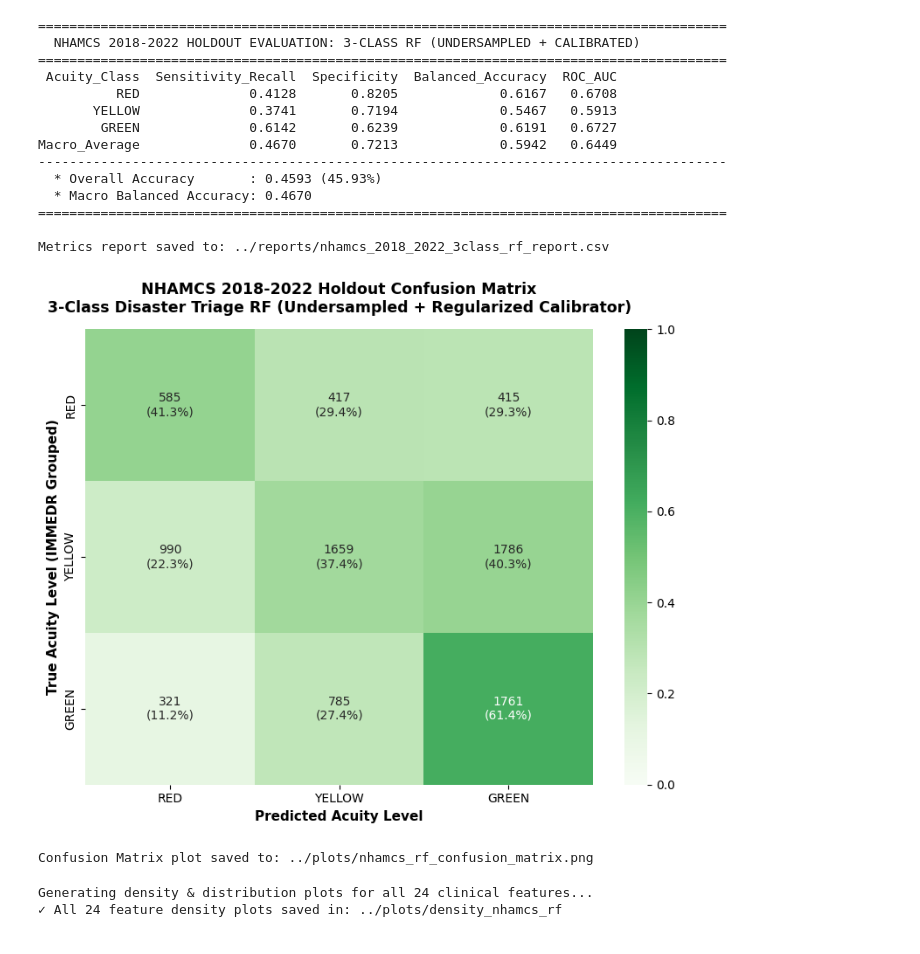
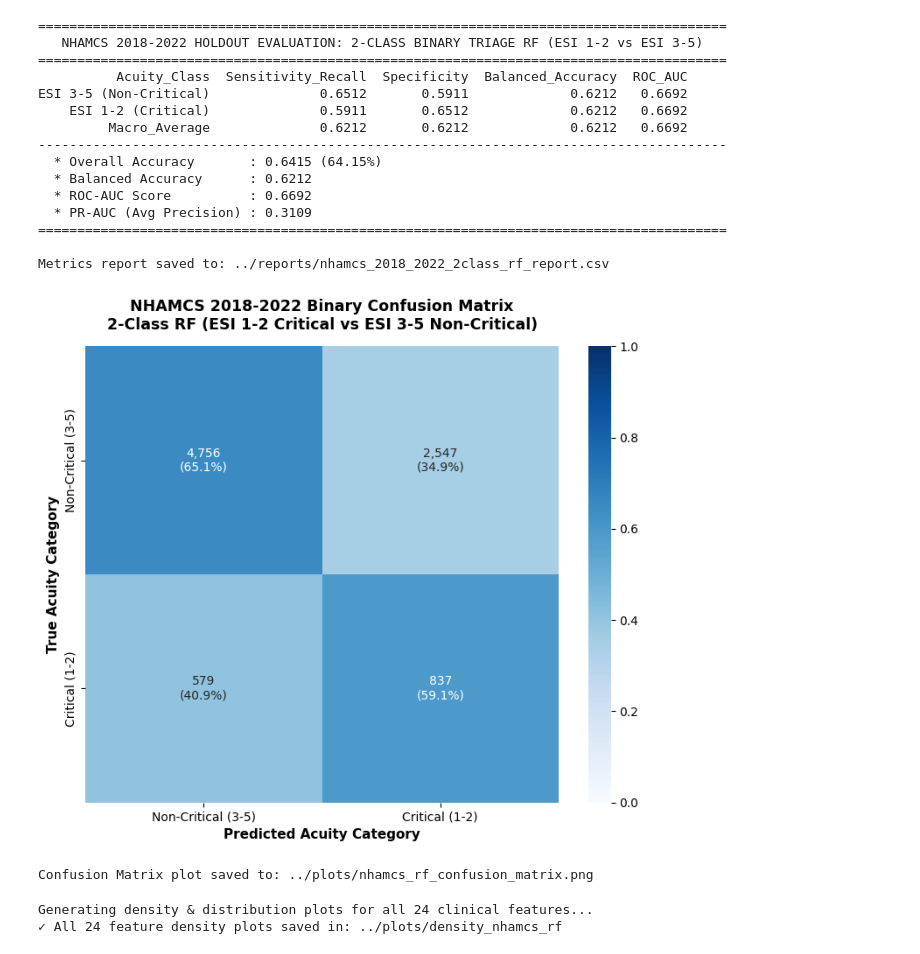
Before and after one commit to apt2736/PKM_RF, a Jupyter notebook: models/train_disaster_nhamcs_rf.ipynb, the cells around one changed output. Cells and saved outputs as stored; diff of their text form; code cells hidden in the pictures.

Commit message:
limiting to binary output

```diff
--- a/models/train_disaster_nhamcs_rf.ipynb
+++ b/models/train_disaster_nhamcs_rf.ipynb
@@ -299,17 +274,17 @@ Dual-Panel Regression Scatterplots saved to: ../plots/validation_scatter_nhamcs_
 # %%
 # ---------------------------------------------------------------------------
-# Step 3: Holdout Test Set Evaluation & Detailed Per-Class Breakdown
+# Step 3: Holdout Test Set Evaluation (Sensitivity, Specificity, Balanced Acc, ROC-AUC)
 # ---------------------------------------------------------------------------
-test_probs_raw   = rf_model.predict_proba(X_test)
-test_probs_calib = calibrator.predict_proba(test_probs_raw)
+test_probs_raw   = rf_model.predict_proba(X_test)[:, 1:2]
+test_probs_calib = calibrator.predict_proba(test_probs_raw)[:, 1]
 test_preds_calib = calibrator.predict(test_probs_raw)
 
-classes = [0, 1, 2]
+classes = [0, 1]
 
-def calculate_3class_metrics(y_true, y_pred, probs, pipeline_name='NHAMCS_3Class_RF_Undersampled_Calibrated'):
+def calculate_binary_metrics(y_true, y_pred, probs):
     rows = []
     recalls, specs, bal_accs, aucs = [], [], [], []
-    for idx, cls in enumerate(classes):
+    for cls in classes:
         y_bin_true = (y_true == cls).astype(int)
         y_bin_pred = (y_pred == cls).astype(int)
         tp = np.sum((y_bin_true == 1) & (y_bin_pred == 1))
@@ -320,7 +295,9 @@ def calculate_3class_metrics(y_true, y_pred, probs, pipeline_name='NHAMCS_3Class
         sens = tp / (tp + fn) if (tp + fn) > 0 else 0.0
         spec = tn / (tn + fp) if (tn + fp) > 0 else 0.0
         bal  = (sens + spec) / 2.0
-        try: auc_val = roc_auc_score(y_bin_true, probs[:, idx])
+        try:
+            p_cls = probs if cls == 1 else (1.0 - probs)
+            auc_val = roc_auc_score(y_bin_true, p_cls)
         except Exception: auc_val = 0.0
 
         recalls.append(sens)
@@ -345,80 +322,85 @@ def calculate_3class_metrics(y_true, y_pred, probs, pipeline_name='NHAMCS_3Class
     })
     return pd.DataFrame(rows)
 
-report_df = calculate_3class_metrics(y_test, test_preds_calib, test_probs_calib)
+report_df = calculate_binary_metrics(y_test, test_preds_calib, test_probs_calib)
 cm = confusion_matrix(y_test, test_preds_calib, labels=classes)
 
 overall_acc = accuracy_score(y_test, test_preds_calib)
 bal_acc_macro = balanced_accuracy_score(y_test, test_preds_calib)
+roc_auc_val = roc_auc_score(y_test, test_probs_calib)
+pr_auc_val  = average_precision_score(y_test, test_probs_calib)
 
 print("========================================================================================")
-print("  NHAMCS 2018-2022 HOLDOUT EVALUATION: 3-CLASS RF (UNDERSAMPLED + CALIBRATED)")
+print("   NHAMCS 2018-2022 HOLDOUT EVALUATION: 2-CLASS BINARY TRIAGE RF (ESI 1-2 vs ESI 3-5)")
 print("========================================================================================")
 print(report_df.to_string(index=False))
 print("----------------------------------------------------------------------------------------")
 print(f"  * Overall Accuracy       : {overall_acc:.4f} ({overall_acc*100:.2f}%)")
-print(f"  * Macro Balanced Accuracy: {bal_acc_macro:.4f}")
+print(f"  * Balanced Accuracy      : {bal_acc_macro:.4f}")
+print(f"  * ROC-AUC Score          : {roc_auc_val:.4f}")
+print(f"  * PR-AUC (Avg Precision) : {pr_auc_val:.4f}")
 print("========================================================================================\n")
 
 reports_dir = f'{ROOT}/reports'
 os.makedirs(reports_dir, exist_ok=True)
-report_path = os.path.join(reports_dir, 'nhamcs_2018_2022_3class_rf_report.csv')
+report_path = os.path.join(reports_dir, 'nhamcs_2018_2022_2class_rf_report.csv')
 report_df.to_csv(report_path, index=False)
 print(f"Metrics report saved to: {report_path}")
 # %% [output]
 ========================================================================================
-  NHAMCS 2018-2022 HOLDOUT EVALUATION: 3-CLASS RF (UNDERSAMPLED + CALIBRATED)
+   NHAMCS 2018-2022 HOLDOUT EVALUATION: 2-CLASS BINARY TRIAGE RF (ESI 1-2 vs ESI 3-5)
 ========================================================================================
- Acuity_Class  Sensitivity_Recall  Specificity  Balanced_Accuracy  ROC_AUC
-          RED              0.4128       0.8205             0.6167   0.6708
-       YELLOW              0.3741       0.7194             0.5467   0.5913
-        GREEN              0.6142       0.6239             0.6191   0.6727
-Macro_Average              0.4670       0.7213             0.5942   0.6449
+          Acuity_Class  Sensitivity_Recall  Specificity  Balanced_Accuracy  ROC_AUC
+ESI 3-5 (Non-Critical)              0.6512       0.5911             0.6212   0.6692
+    ESI 1-2 (Critical)              0.5911       0.6512             0.6212   0.6692
+         Macro_Average              0.6212       0.6212             0.6212   0.6692
 ----------------------------------------------------------------------------------------
-  * Overall Accuracy       : 0.4593 (45.93%)
-  * Macro Balanced Accuracy: 0.4670
+  * Overall Accuracy       : 0.6415 (64.15%)
+  * Balanced Accuracy      : 0.6212
+  * ROC-AUC Score          : 0.6692
+  * PR-AUC (Avg Precision) : 0.3109
 ========================================================================================
 
-Metrics report saved to: ../reports/nhamcs_2018_2022_3class_rf_report.csv
+Metrics report saved to: ../reports/nhamcs_2018_2022_2class_rf_report.csv
 # %%
 # ---------------------------------------------------------------------------
-# Step 4: 3x3 Normalized Confusion Matrix Heatmap
+# Step 4: 2x2 Normalized Confusion Matrix Heatmap
 # ---------------------------------------------------------------------------
 plots_dir = f'{ROOT}/plots'
 os.makedirs(plots_dir, exist_ok=True)
 os.makedirs(os.path.join(plots_dir, 'image'), exist_ok=True)
 
 cm_norm = cm.astype('float') / cm.sum(axis=1)[:, np.newaxis]
 annot_matrix = np.empty_like(cm, dtype=object)
-for i in range(3):
-    for j in range(3):
-        annot_matrix[i, j] = f"{cm[i, j]}\n({cm_norm[i, j]*100:.1f}%)"
+for i in range(2):
+    for j in range(2):
+        annot_matrix[i, j] = f"{cm[i, j]:,}\n({cm_norm[i, j]*100:.1f}%)"
 
-fig, ax = plt.subplots(figsize=(8, 6.5))
+fig, ax = plt.subplots(figsize=(7.5, 6.5))
 sns.heatmap(
     cm_norm,
     annot=annot_matrix,
     fmt='',
-    cmap='Greens',
+    cmap='Blues',
     cbar=True,
-    xticklabels=LABELS,
-    yticklabels=LABELS,
+    xticklabels=['Non-Critical (3-5)', 'Critical (1-2)'],
+    yticklabels=['Non-Critical (3-5)', 'Critical (1-2)'],
     ax=ax,
     vmin=0,
     vmax=1
 )
-ax.set_title('NHAMCS 2018-2022 Holdout Confusion Matrix\n3-Class Disaster Triage RF (Undersampled + Regularized Calibrator)', fontsize=12.5, fontweight='bold', pad=14)
-ax.set_xlabel('Predicted Acuity Level', fontsize=11, fontweight='bold')
-ax.set_ylabel('True Acuity Level (IMMEDR Grouped)', fontsize=11, fontweight='bold')
+ax.set_title('NHAMCS 2018-2022 Binary Confusion Matrix\n2-Class RF (ESI 1-2 Critical vs ESI 3-5 Non-Critical)', fontsize=12.5, fontweight='bold', pad=14)
+ax.set_xlabel('Predicted Acuity Category', fontsize=11, fontweight='bold')
+ax.set_ylabel('True Acuity Category', fontsize=11, fontweight='bold')
 
 plt.tight_layout()
 cm_out_path = os.path.join(plots_dir, 'nhamcs_rf_confusion_matrix.png')
 plt.savefig(cm_out_path, dpi=300, bbox_inches='tight')
 plt.savefig(os.path.join(plots_dir, 'image', 'nhamcs_rf_confusion_matrix.png'), dpi=300, bbox_inches='tight')
 plt.show()
 print(f"Confusion Matrix plot saved to: {cm_out_path}")
 # %% [output]
-[figure, old version]
+[figure, new version]
 Confusion Matrix plot saved to: ../plots/nhamcs_rf_confusion_matrix.png
 # %%
 # ---------------------------------------------------------------------------
```
Also changed, not shown: parts of 9 cells of this notebook, 29 other files.
